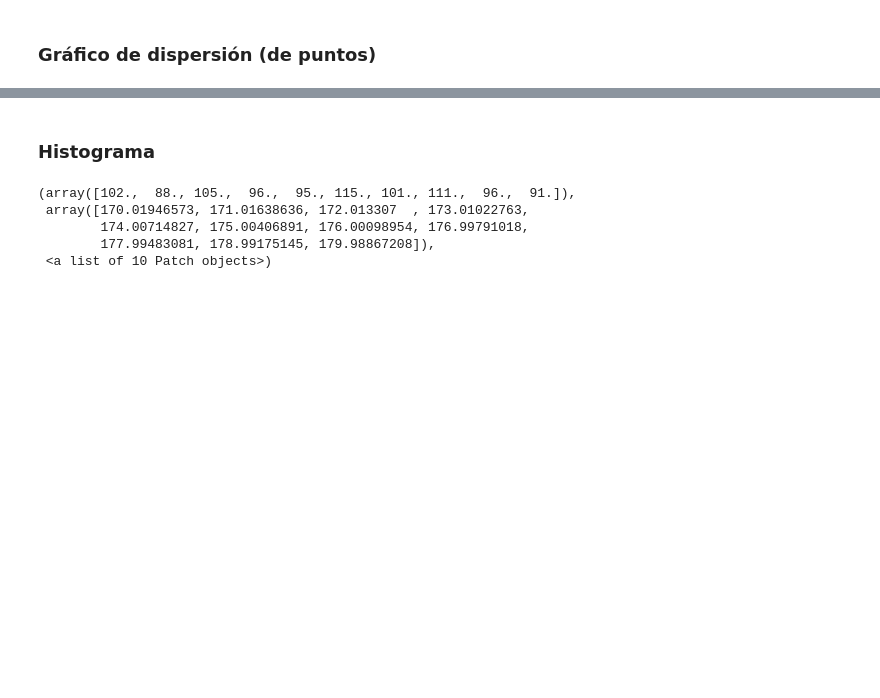
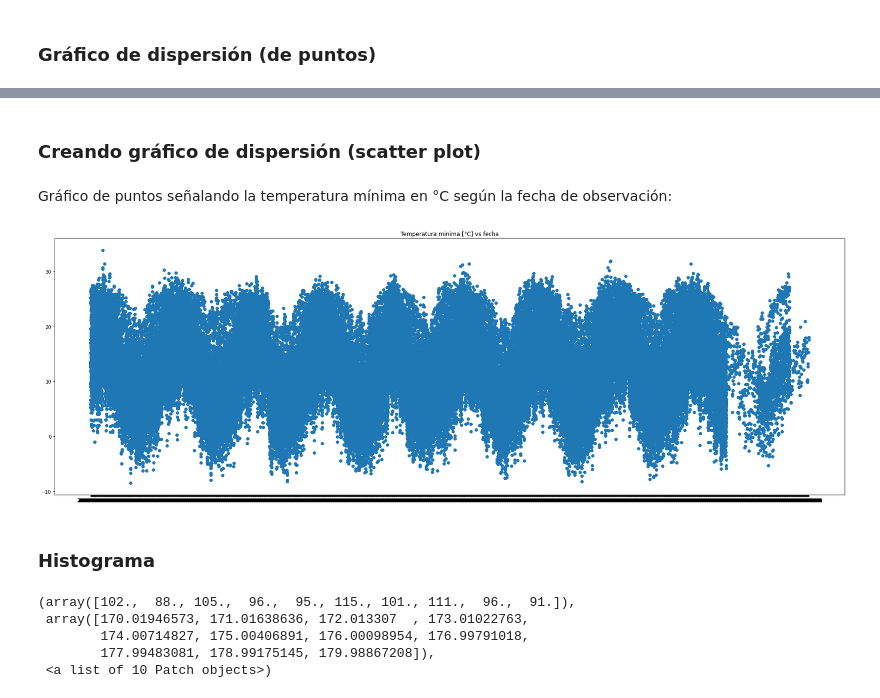
Before and after one commit to Maxibrionest/FMY-1.1.2, a Jupyter notebook: Actividad_1_2_3/1_2_3_Tutorial_herramientas_para_el_taller.ipynb, the cells around one changed output, grey strips where cells are left out. Cells and saved outputs as stored; diff of their text form; code cells hidden in the pictures; blank space fills up the shorter version.

```diff
--- a/Actividad_1_2_3/1_2_3_Tutorial_herramientas_para_el_taller.ipynb
+++ b/Actividad_1_2_3/1_2_3_Tutorial_herramientas_para_el_taller.ipynb
@@ -135,3 +180,16 @@ plt.show()
+# %% [markdown]
+### Creando gráfico de dispersión (scatter plot)
+# %% [markdown]
+Gráfico de puntos señalando la temperatura mínima en °C según la fecha de observación:
+# %%
+x = df['Date']
+y = df['MinTemp']
+plt.figure(figsize=(30,10))
+plt.scatter(x, y)
+plt.title("Temperatura minima [°C] vs fecha")
+plt.show()
+# %% [output]
+[figure, added]
 # %% [markdown]
 ### Histograma
 # %%
```
Also changed, not shown: parts of 13 cells of this notebook.
